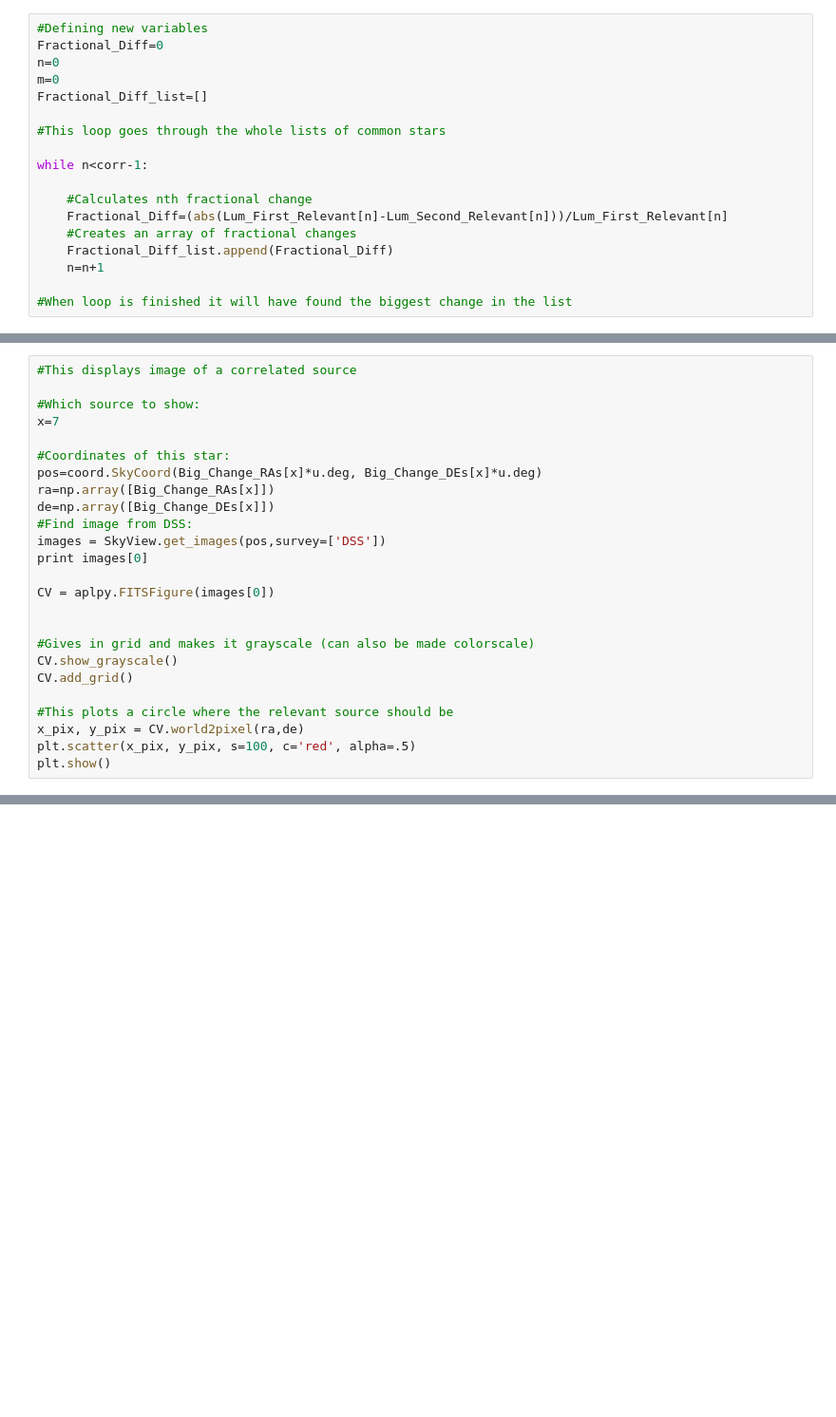
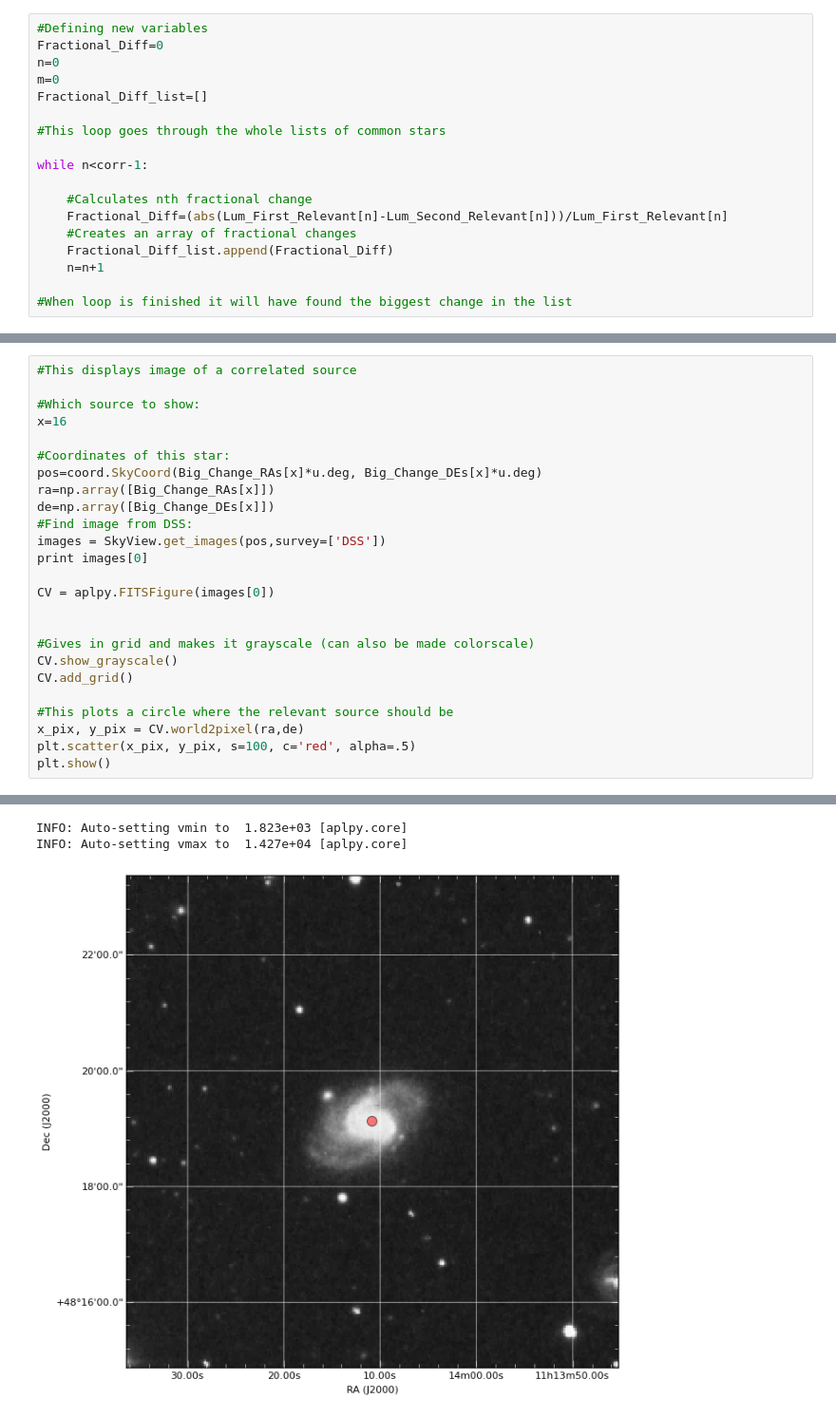
Before and after one commit to niallb96/lofar, a Jupyter notebook: LOTSS_VS_TGSS.ipynb, the cells around one changed output, grey strips where cells are left out. Shown at 95% size. Cells and saved outputs as stored; diff of their text form; blank space fills up the shorter version.

```diff
--- a/LOTSS_VS_TGSS.ipynb
+++ b/LOTSS_VS_TGSS.ipynb
@@ -383,7 +528,7 @@ NVSS J130616+494234 13 06 16.00 +49 42 33.0
 #This displays image of a correlated source
 
 #Which source to show:
-x=7
+x=16
 
 #Coordinates of this star:
 pos=coord.SkyCoord(Big_Change_RAs[x]*u.deg, Big_Change_DEs[x]*u.deg)
@@ -408,0 +555,3 @@ Downloading https://skyview.gsfc.nasa.gov/tempspace/fits/skv12252864891297.fits
+INFO: Auto-setting vmin to  1.823e+03 [aplpy.core]
+INFO: Auto-setting vmax to  1.427e+04 [aplpy.core]
+[figure, added]
```
Also changed, not shown: parts of 7 cells of this notebook.
